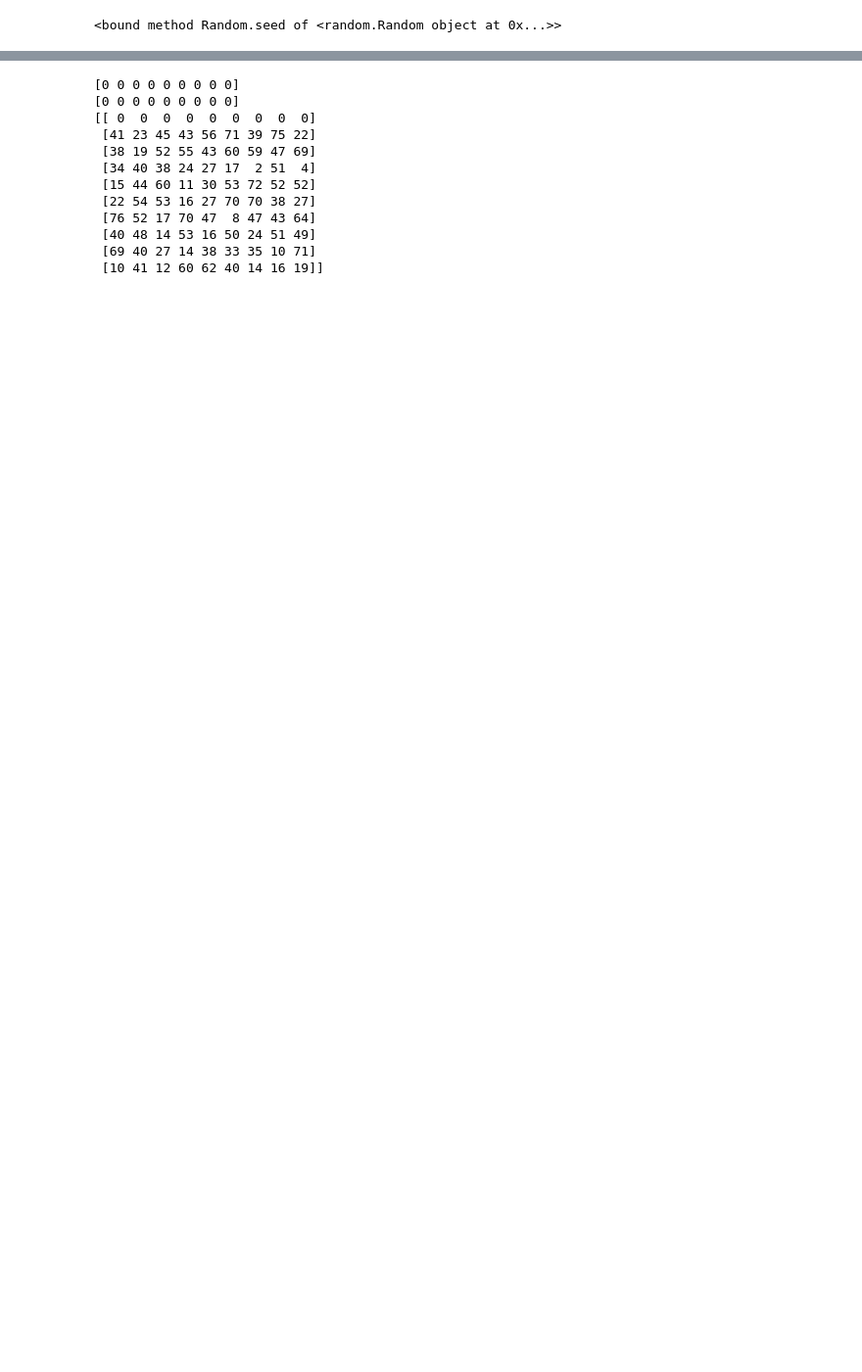
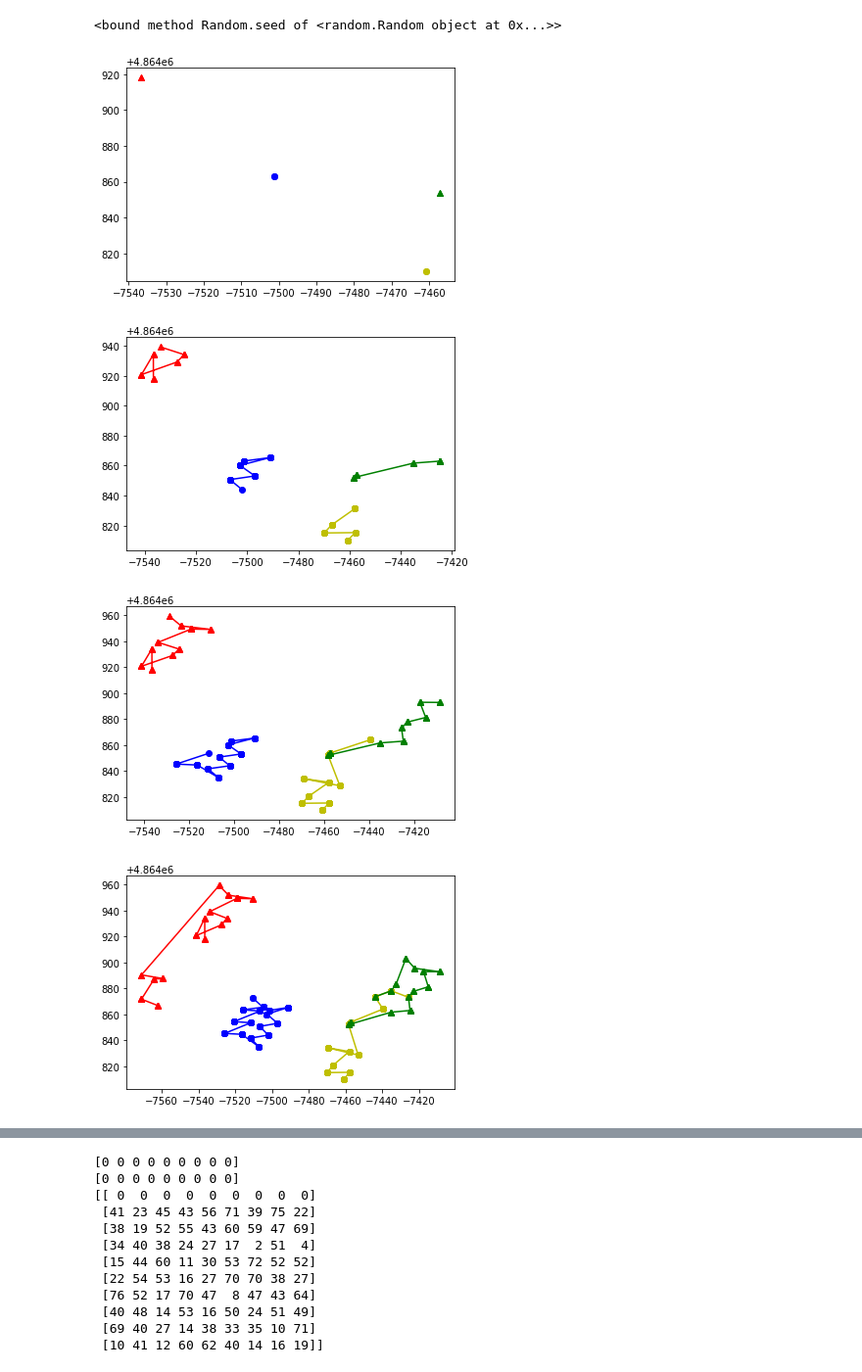
Before and after one commit to heathcliffYang/CRF, a Jupyter notebook: CRF_for_U.ipynb, the cells around one changed output, grey strips where cells are left out. Shown at 98% size. Drawn from its saved outputs; the diff is of its cells as text; code cells hidden in the pictures; blank space fills up the shorter version.

```diff
--- a/CRF_for_U.ipynb
+++ b/CRF_for_U.ipynb
@@ -18,7 +21,7 @@ i = -1
 
 data_num = 2000 - 605 # 1395
 
-wifi_loc_time = np.zeros(shape = (data_num, 523))
+wifi_loc_time = np.zeros(shape = (data_num, 524))
 
 # 520 WAP
 # FLOOR 2
@@ -41,5 +44,7 @@ with open("1478167720_9233432_trainingData.csv", newline='') as csvfile:
         wifi_loc_time[i-1][:520] = np.array(row[:520])
         # location x, y
         wifi_loc_time[i-1][520:522] = np.array(row[520:522])
+        # userID
+        wifi_loc_time[i-1][522] = np.array(row[526])
         # time stamp
         wifi_loc_time[i-1][-1] = np.array(row[-1])
@@ -49,0 +86,68 @@ wifi_loc_time = wifi_loc_time[wifi_loc_time[:,-1].argsort()]
+# %%
+# partition data by users: array([ 2.,  4.,  9., 10.])
+#                                471   374   316  234
+np.unique(wifi_loc_time[:, 522])
+
+user2 = 0
+user4 = 0
+user9 = 0
+user10 = 0
+
+# footprint: long, lat
+user2_fp = np.zeros((471,2+520))
+user4_fp = np.zeros((374,2+520))
+user9_fp = np.zeros((316,2+520))
+user10_fp = np.zeros((234,2+520))
+
+for i in range(len(wifi_loc_time[:,522])):
+    #print(wifi_loc_time[i,522])
+    if (wifi_loc_time[i, 522] == 2):
+        user2_fp[user2, :2] = np.array(wifi_loc_time[i, 520:522])
+        user2_fp[user2, 2:] = np.array(wifi_loc_time[i, :520])
+        user2 = user2+1
+    elif (wifi_loc_time[i, 522] == 4):
+        user4_fp[user4, :2] = np.array(wifi_loc_time[i, 520:522])
+        user4_fp[user4, 2:] = np.array(wifi_loc_time[i, :520])
+        user4 = user4+1
+    elif (wifi_loc_time[i, 522] == 9):
+        user9_fp[user9, :2] = np.array(wifi_loc_time[i, 520:522])
+        user9_fp[user9, 2:] = np.array(wifi_loc_time[i, :520])
+        user9 = user9+1
+    elif (wifi_loc_time[i, 522] == 10):
+        user10_fp[user10, :2] = np.array(wifi_loc_time[i, 520:522])
+        user10_fp[user10, 2:] = np.array(wifi_loc_time[i, :520])
+        user10 = user10+1
+
+plt.plot(user2_fp[:2,0], user2_fp[:2,1], 'r^-',user4_fp[:2,0], user4_fp[:2,1], 'bo-', \
+         user9_fp[:2,0], user9_fp[:2,1], 'yo-',user10_fp[:2,0], user10_fp[:2,1], 'g^-')
+
+plt.show()
+
+plt.plot(user2_fp[:50,0], user2_fp[:50,1], 'r^-',user4_fp[:50,0], user4_fp[:50,1], 'bo-', \
+         user9_fp[:50,0], user9_fp[:50,1], 'yo-',user10_fp[:50,0], user10_fp[:50,1], 'g^-')
+plt.show()
+
+plt.plot(user2_fp[:100,0], user2_fp[:100,1], 'r^-',user4_fp[:100,0], user4_fp[:100,1], 'bo-', \
+         user9_fp[:100,0], user9_fp[:100,1], 'yo-',user10_fp[:100,0], user10_fp[:100,1], 'g^-')
+plt.show()
+
+plt.plot(user2_fp[:150,0], user2_fp[:150,1], 'r^-',user4_fp[:150,0], user4_fp[:150,1], 'bo-', \
+         user9_fp[:150,0], user9_fp[:150,1], 'yo-',user10_fp[:150,0], user10_fp[:150,1], 'g^-')
+plt.show()
+
+plt.plot(user2_fp[:200,0], user2_fp[:200,1], 'r^-',user4_fp[:200,0], user4_fp[:200,1], 'bo-', \
+         user9_fp[:200,0], user9_fp[:200,1], 'yo-',user10_fp[:200,0], user10_fp[:200,1], 'g^-')
+plt.show()
+
+plt.plot(user2_fp[:234,0], user2_fp[:234,1], 'r^-',user4_fp[:234,0], user4_fp[:234,1], 'bo-', \
+         user9_fp[:234,0], user9_fp[:234,1], 'yo-',user10_fp[:234,0], user10_fp[:234,1], 'g^-')
+plt.show()
+
+plt.plot(user2_fp[:,0], user2_fp[:,1], 'r^-',user4_fp[:,0], user4_fp[:,1], 'bo-', \
+         user9_fp[:,0], user9_fp[:,1], 'yo-',user10_fp[:,0], user10_fp[:,1], 'g^-')
+plt.show()
+# %% [output]
+[figure, added]
+[figure, added]
+[figure, added]
+[figure, added]
```
Also changed, not shown: parts of 30 cells of this notebook.
